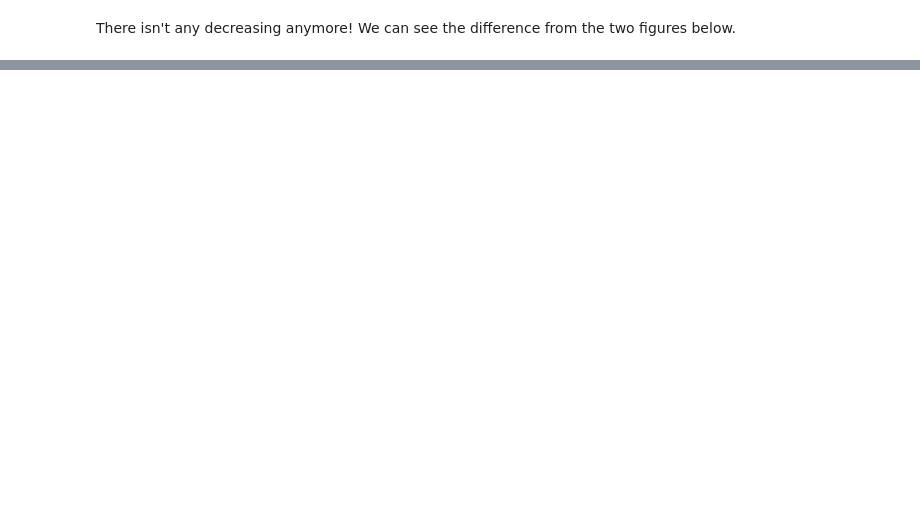
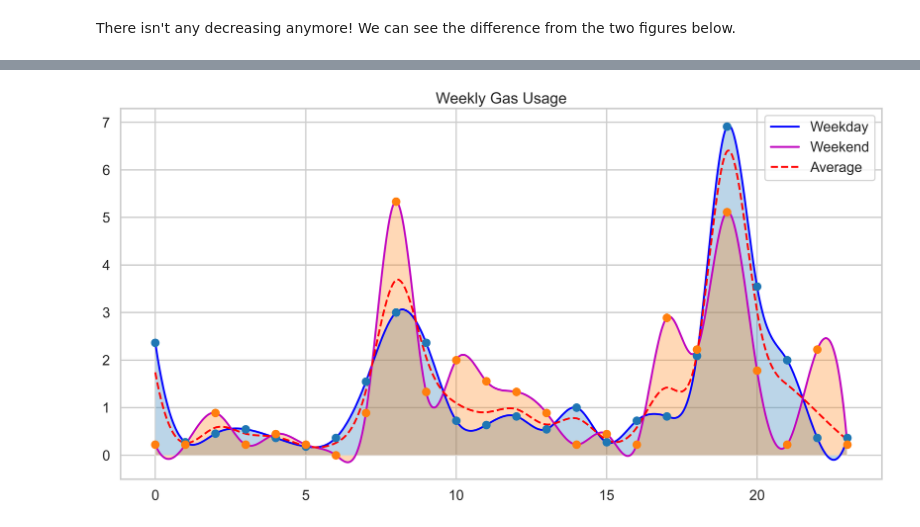
Before and after one commit to felixnie/EE4211-Project, a Jupyter notebook: Question1.ipynb, the cells around one changed output, grey strips where cells are left out. Cells and saved outputs as stored; diff of their text form; code cells hidden in the pictures; blank space fills up the shorter version.

```diff
--- a/Question1.ipynb
+++ b/Question1.ipynb
@@ -203,0 +628,45 @@ Text(0.5, 1.0, 'Gas meter No. 9134')
+# %%
+def weekly_usage(year, month, key):
+    month_data = select_data(df, month)
+    monthly_data = hourly_data_by_group(month_data, month)
+
+    monthly_value = monthly_data[key]
+    monthly_value = list(zip(*monthly_value))[2]
+    monthly_value = np.array(monthly_value)
+    monthly_usage = np.diff(monthly_value)
+    monthly_usage = np.append(0,monthly_usage)
+    weekday_usage = np.zeros(24, dtype=int)
+    weekend_usage = np.zeros(24, dtype=int)
+
+    days = int(len(monthly_value) / 24)
+    weekdays = 0
+    for i in range(days):
+        daily_usage = monthly_usage[i*24 : (i+1)*24]
+        if datetime.date(year, month, i+1).weekday() < 5:
+            weekday_usage = weekday_usage + daily_usage
+            weekdays += 1
+        else:
+            weekend_usage = weekend_usage + daily_usage
+
+    average_usage = (weekday_usage + weekend_usage) / days
+    weekday_usage = weekday_usage / weekdays
+    weekend_usage = weekend_usage / (days - weekdays)
+
+    hours = np.arange(0,24)
+    weekday_interp = interp1d(hours, weekday_usage, kind='cubic')
+    weekend_interp = interp1d(hours, weekend_usage, kind='cubic')
+    average_interp = interp1d(hours, average_usage, kind='cubic')
+    hours_interp = np.arange(0,23, 0.01)
+
+    plt.rcParams['figure.figsize'] = [16,8]
+    plt.plot(hours_interp, weekday_interp(hours_interp), 'b-', hours_interp, weekend_interp(hours_interp), 'm-',
+             hours_interp, average_interp(hours_interp), 'r--',
+             hours, weekday_usage, 'o', hours, weekend_usage, 'o')
+    plt.legend(['Weekday', 'Weekend', 'Average'], loc='best')
+    plt.fill_between(hours_interp, weekday_interp(hours_interp), 0, alpha=0.30)
+    plt.fill_between(hours_interp, weekend_interp(hours_interp), 0, alpha=0.30)
+    plt.title('Weekly Gas Usage')
+# %%
+weekly_usage(2015, 10, 35)
+# %% [output]
+[figure, added]
```
Also changed, not shown: parts of 60 cells of this notebook.
